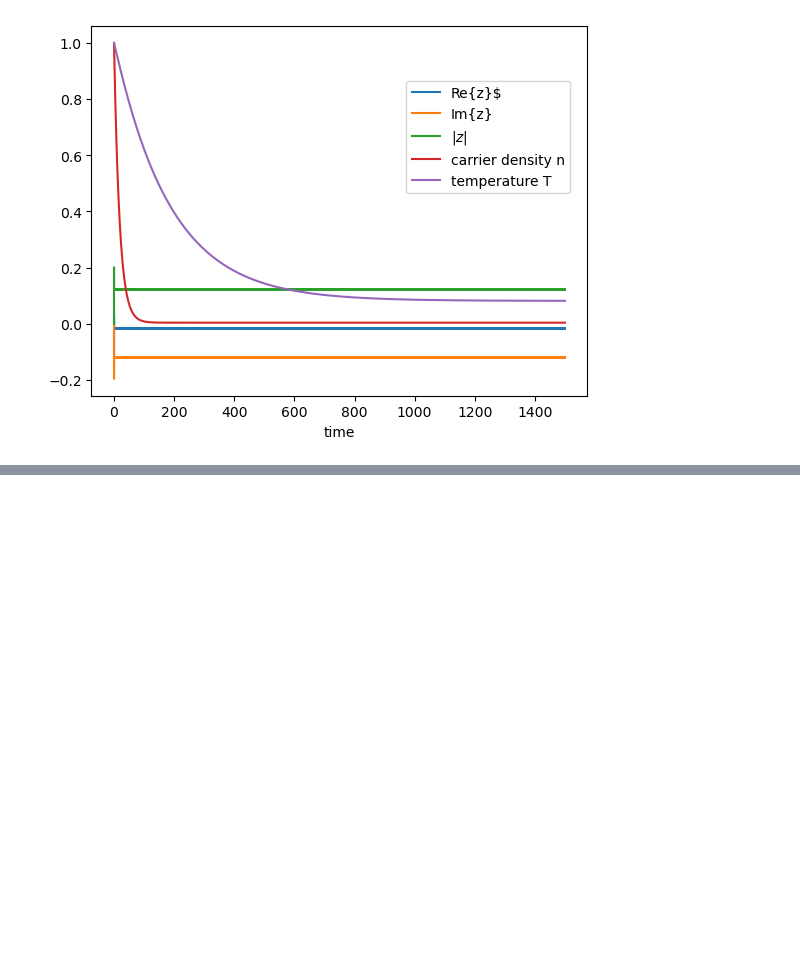
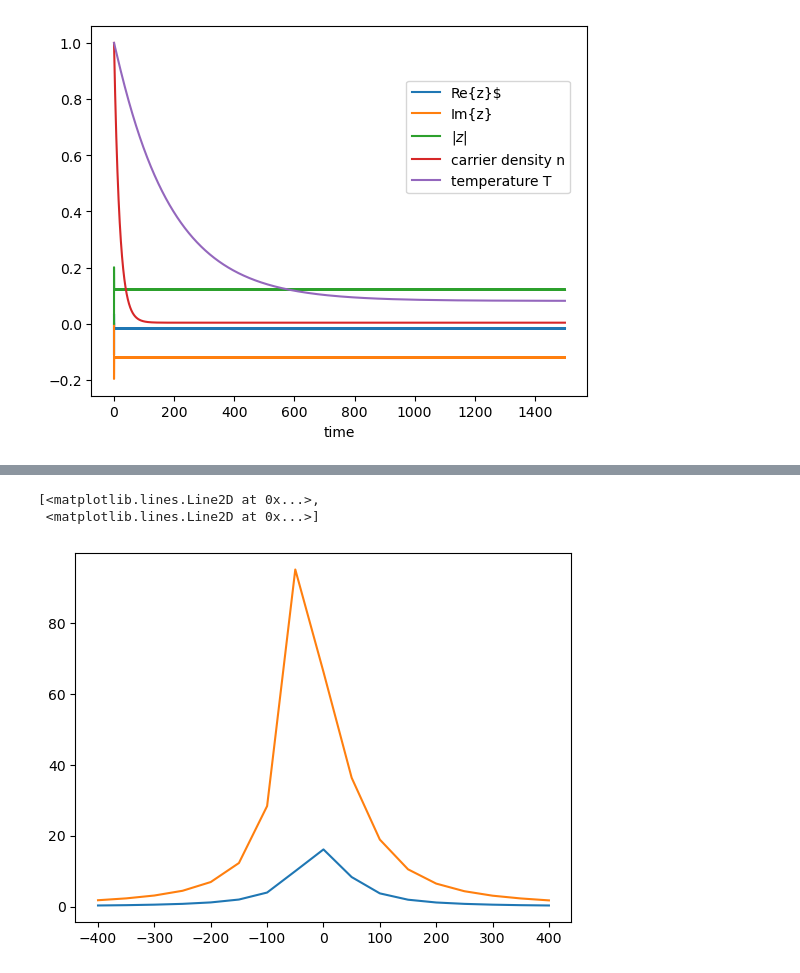
Before and after one commit to AllInCoffee/WHK_workplace, a Jupyter notebook: kerrFCE_TOE_PhaseAndBistability.ipynb, the cells around one changed output, grey strips where cells are left out. Cells and saved outputs as stored; diff of their text form; code cells hidden in the pictures; blank space fills up the shorter version.

```diff
--- a/kerrFCE_TOE_PhaseAndBistability.ipynb
+++ b/kerrFCE_TOE_PhaseAndBistability.ipynb
@@ -710,0 +803,6 @@ plt.show()
+# %%
+plt.plot(Delta_list, [x[5] for x in forward],'-',Delta_list, [x[5] for x in backward], '-', label='u={}'.format(u_list[j]))
+# %% [output]
+[<matplotlib.lines.Line2D at 0x...>,
+ <matplotlib.lines.Line2D at 0x...>]
+[figure, added]
```
Also changed, not shown: parts of 3 cells of this notebook, 52 other files.
